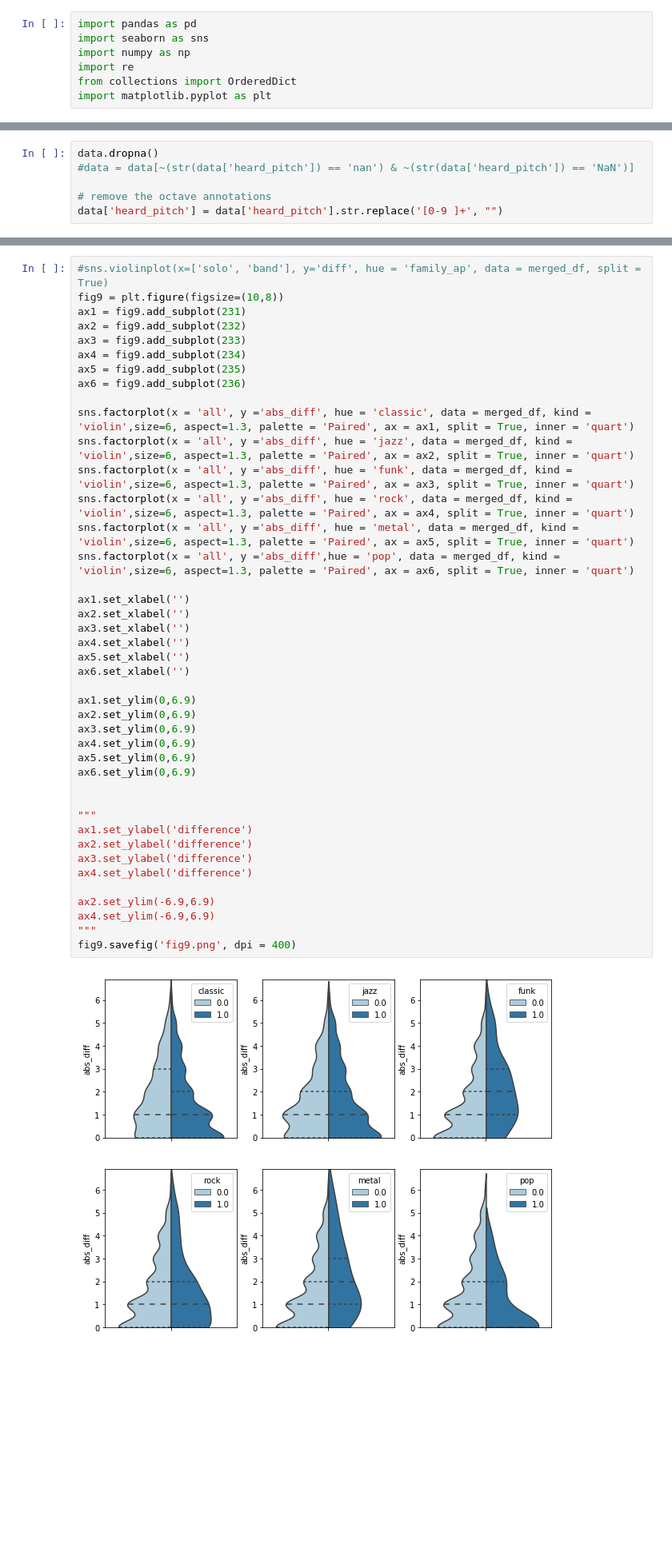
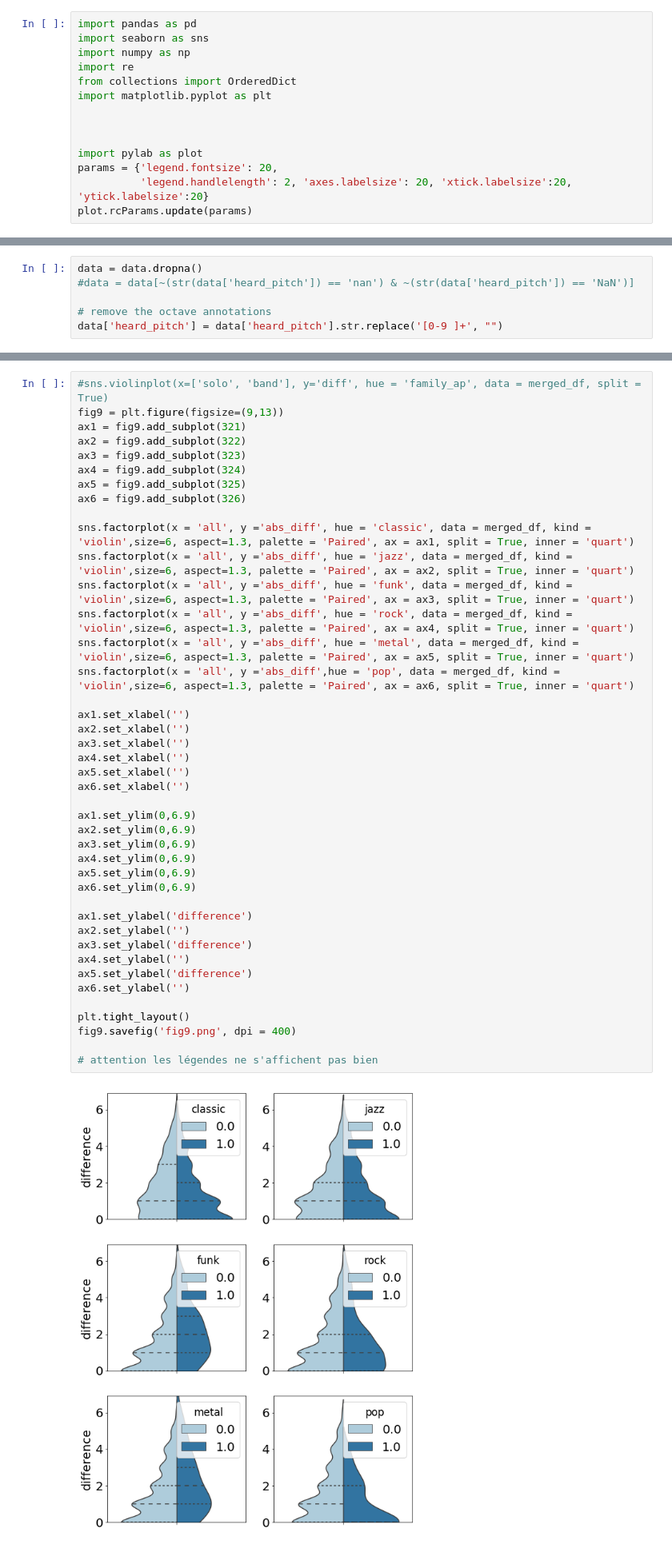
Before and after one commit to adescombes/digital_musicology_project, a Jupyter notebook: data_wrangling.ipynb, the cells around one changed output, grey strips where cells are left out. Shown at 80% size. Drawn from its saved outputs; the diff is of its cells as text; blank space fills up the shorter version.

```diff
--- a/data_wrangling.ipynb
+++ b/data_wrangling.ipynb
@@ -5,3 +5,10 @@ import numpy as np
 import re
 from collections import OrderedDict
 import matplotlib.pyplot as plt
+
+
+
+import pylab as plot
+params = {'legend.fontsize': 20,
+          'legend.handlelength': 2, 'axes.labelsize': 20, 'xtick.labelsize':20, 'ytick.labelsize':20}
+plot.rcParams.update(params)
@@ -18,7 +27,7 @@ data.head()
 | 3 | 1 | piano | sin | a5 | b |
 | 4 | 1 | piano | sin | d#3 | e |
 # %%
-data.dropna()
+data = data.dropna()
 #data = data[~(str(data['heard_pitch']) == 'nan') & ~(str(data['heard_pitch']) == 'NaN')]
 
 # remove the octave annotations
@@ -346,44 +652,44 @@ plt.savefig('fig8.png', dpi = 400)
 # %%
 #sns.violinplot(x=['solo', 'band'], y='diff', hue = 'family_ap', data = merged_df, split = True)
-fig9 = plt.figure(figsize=(10,8))
-ax1 = fig9.add_subplot(231)
-ax2 = fig9.add_subplot(232)
-ax3 = fig9.add_subplot(233)
-ax4 = fig9.add_subplot(234)
-ax5 = fig9.add_subplot(235)
-ax6 = fig9.add_subplot(236)
+fig9 = plt.figure(figsize=(9,13))
+ax1 = fig9.add_subplot(321)
+ax2 = fig9.add_subplot(322)
+ax3 = fig9.add_subplot(323)
+ax4 = fig9.add_subplot(324)
+ax5 = fig9.add_subplot(325)
+ax6 = fig9.add_subplot(326)
 
 sns.factorplot(x = 'all', y ='abs_diff', hue = 'classic', data = merged_df, kind = 'violin',size=6, aspect=1.3, palette = 'Paired', ax = ax1, split = True, inner = 'quart')
 sns.factorplot(x = 'all', y ='abs_diff', hue = 'jazz', data = merged_df, kind = 'violin',size=6, aspect=1.3, palette = 'Paired', ax = ax2, split = True, inner = 'quart')
 sns.factorplot(x = 'all', y ='abs_diff', hue = 'funk', data = merged_df, kind = 'violin',size=6, aspect=1.3, palette = 'Paired', ax = ax3, split = True, inner = 'quart')
 sns.factorplot(x = 'all', y ='abs_diff', hue = 'rock', data = merged_df, kind = 'violin',size=6, aspect=1.3, palette = 'Paired', ax = ax4, split = True, inner = 'quart')
 sns.factorplot(x = 'all', y ='abs_diff', hue = 'metal', data = merged_df, kind = 'violin',size=6, aspect=1.3, palette = 'Paired', ax = ax5, split = True, inner = 'quart')
 sns.factorplot(x = 'all', y ='abs_diff',hue = 'pop', data = merged_df, kind = 'violin',size=6, aspect=1.3, palette = 'Paired', ax = ax6, split = True, inner = 'quart')
 
 ax1.set_xlabel('')
 ax2.set_xlabel('')
 ax3.set_xlabel('')
 ax4.set_xlabel('')
 ax5.set_xlabel('')
 ax6.set_xlabel('')
 
 ax1.set_ylim(0,6.9)
 ax2.set_ylim(0,6.9)
 ax3.set_ylim(0,6.9)
 ax4.set_ylim(0,6.9)
 ax5.set_ylim(0,6.9)
 ax6.set_ylim(0,6.9)
 
+ax1.set_ylabel('difference')
+ax2.set_ylabel('')
+ax3.set_ylabel('difference')
+ax4.set_ylabel('')
+ax5.set_ylabel('difference')
+ax6.set_ylabel('')
 
-"""
-ax1.set_ylabel('difference')
-ax2.set_ylabel('difference')
-ax3.set_ylabel('difference')
-ax4.set_ylabel('difference')
+plt.tight_layout()
+fig9.savefig('fig9.png', dpi = 400)
 
-ax2.set_ylim(-6.9,6.9)
-ax4.set_ylim(-6.9,6.9)
-"""
-fig9.savefig('fig9.png', dpi = 400)
+# attention les légendes ne s'affichent pas bien
 # %% [output]
-[figure, old version]
+[figure, new version]
```
Also changed, not shown: parts of 37 cells of this notebook, 41 other files.
